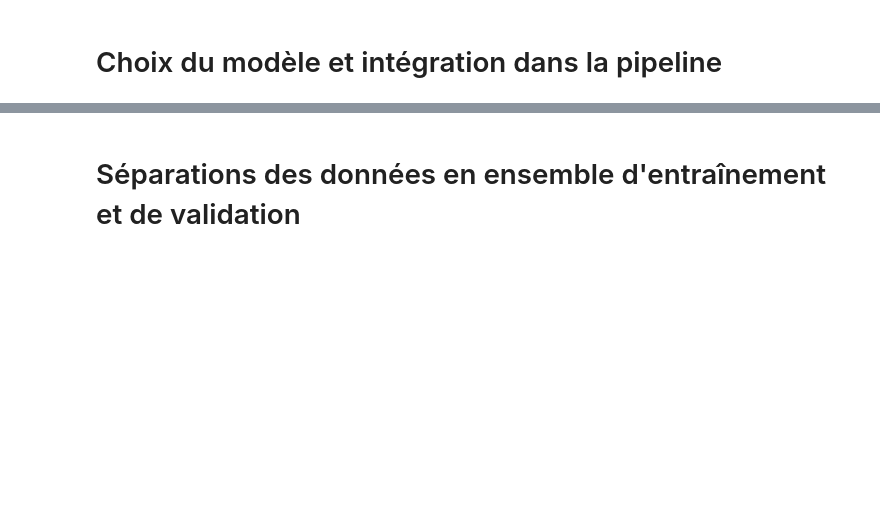
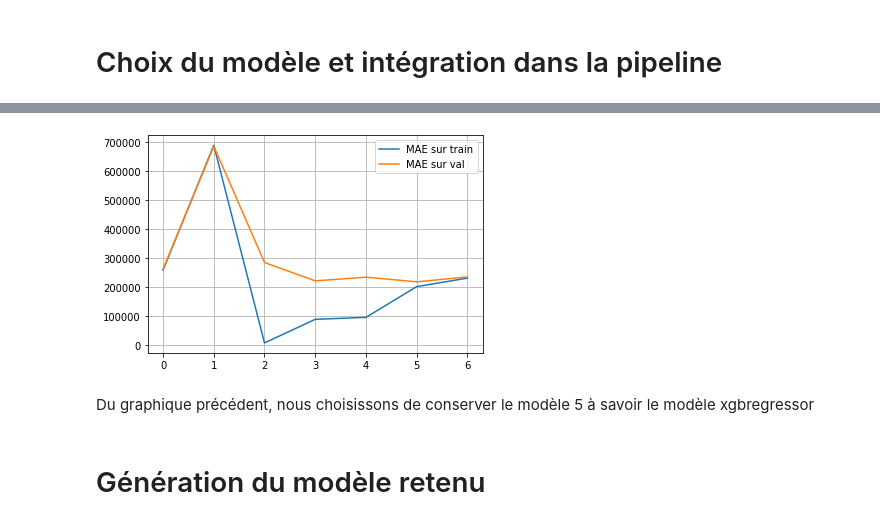
Before and after one commit to laurent-33/ML-09-realestate-djml, a Jupyter notebook: 02_data_processing_and_model.ipynb, the cells around one changed output, grey strips where cells are left out. Saved outputs shown, nothing was run; the diff lists cells and outputs as text; code cells hidden in the pictures; blank space fills up the shorter version.

Commit message:
laurent : évaluation de différents modèle et sauvegarde du meilleur

```diff
--- a/02_data_processing_and_model.ipynb
+++ b/02_data_processing_and_model.ipynb
@@ -131,3 +131,36 @@ preprocess_pipe = ColumnTransformer(transformers=[
 ])
 # %% [markdown]
 # Choix du modèle et intégration dans la pipeline
+# %%
+def mae_model(preprocess_pipe, model):
+
+    full_pipe = Pipeline(steps=[
+        ('pp', preprocess_pipe),
+        ('model', model)
+    ])
+
+    X_train, X_val, Y_train, Y_val = train_test_split(X_trainfull, Y_trainfull, random_state = seed)
+
+    full_pipe.fit(X_train, Y_train);
+
+    y_train_pred = full_pipe.predict(X_train)
+    y_val_pred = full_pipe.predict(X_val)
+
+    mae_train = round(metrics.mean_absolute_error(Y_train, y_train_pred), 0)
+    mae_val = round(metrics.mean_absolute_error(Y_val, y_val_pred), 0)
+
+    return mae_train, mae_val
+# %%
+lin = LinearRegression()
+log = LogisticRegression()
+tree = DecisionTreeRegressor()
+rf = RandomForestRegressor()
+bag = BaggingRegressor()
+xgb = XGBRegressor()
+xgb_rf = XGBRFRegressor()
+# %%
+models = [lin, log, tree, rf, bag, xgb, xgb_rf]
+# %%
+errors = []
+for model in models:
+    errors += [mae_model(preprocess_pipe, model)]
@@ -134 +177,11 @@ preprocess_pipe = ColumnTransformer(transformers=[
+# %%
+plt.plot(errors);
+plt.grid();
+plt.legend(['MAE sur train', 'MAE sur val']);
+# %% [output]
+[figure, added]
+# %% [markdown]
+Du graphique précédent, nous choisissons de conserver le modèle 5 à savoir le modèle xgbregressor
+# %% [markdown]
+# Génération du modèle retenu
 # %%
@@ -141,2 +193,0 @@ full_pipe = Pipeline(steps=[
-# %% [markdown]
-# Séparations des données en ensemble d'entraînement et de validation
```
Also changed, not shown: parts of 13 cells of this notebook, 1 other file.
